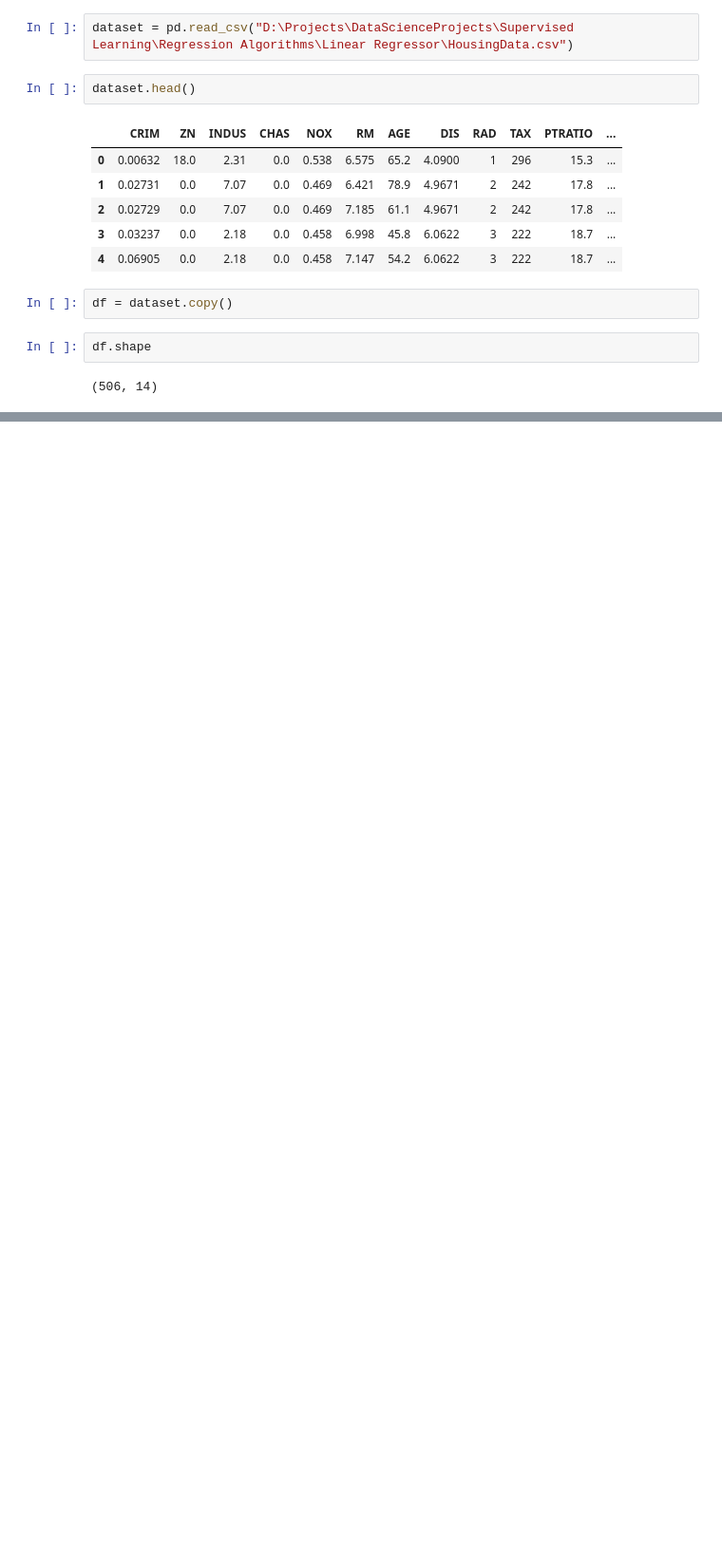
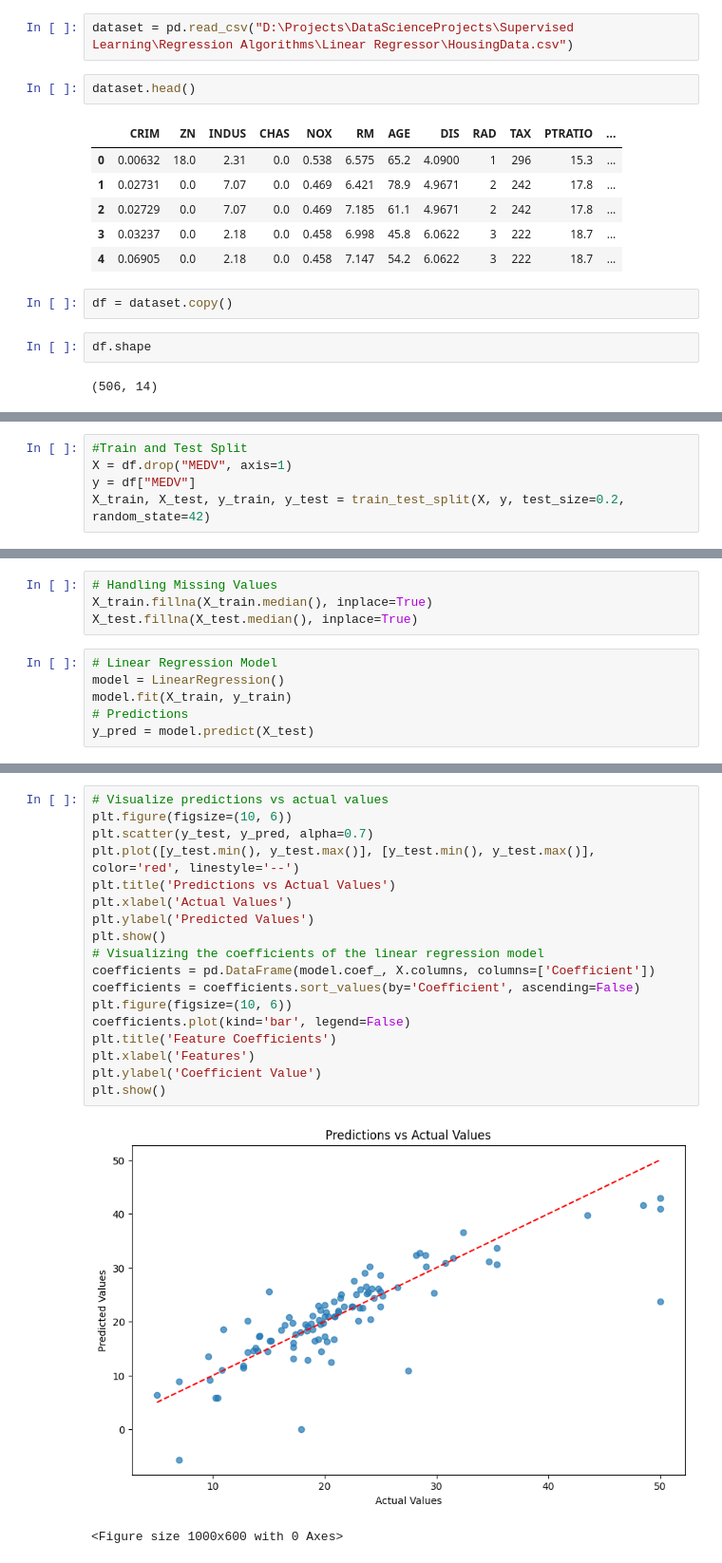
Before and after one commit to aryanaarav/Projects, a Jupyter notebook: DataScienceProjects/Supervised Learning/Regression Algorithms/Linear Regressor/model.ipynb, the cells around one changed output, grey strips where cells are left out. Shown at 95% size. Drawn from its saved outputs; the diff is of its cells as text; blank space fills up the shorter version.

```diff
--- a/DataScienceProjects/Supervised Learning/Regression Algorithms/Linear Regressor/model.ipynb
+++ b/DataScienceProjects/Supervised Learning/Regression Algorithms/Linear Regressor/model.ipynb
@@ -29,0 +126,5 @@ df.shape
+# %%
+#Train and Test Split
+X = df.drop("MEDV", axis=1)
+y = df["MEDV"]
+X_train, X_test, y_train, y_test = train_test_split(X, y, test_size=0.2, random_state=42)
@@ -29,0 +190,10 @@ df.shape
+# %%
+# Handling Missing Values
+X_train.fillna(X_train.median(), inplace=True)
+X_test.fillna(X_test.median(), inplace=True)
+# %%
+# Linear Regression Model
+model = LinearRegression()
+model.fit(X_train, y_train)
+# Predictions
+y_pred = model.predict(X_test)
@@ -29,0 +209,21 @@ df.shape
+# %%
+# Visualize predictions vs actual values
+plt.figure(figsize=(10, 6))
+plt.scatter(y_test, y_pred, alpha=0.7)
+plt.plot([y_test.min(), y_test.max()], [y_test.min(), y_test.max()], color='red', linestyle='--')
+plt.title('Predictions vs Actual Values')
+plt.xlabel('Actual Values')
+plt.ylabel('Predicted Values')
+plt.show()
+# Visualizing the coefficients of the linear regression model
+coefficients = pd.DataFrame(model.coef_, X.columns, columns=['Coefficient'])
+coefficients = coefficients.sort_values(by='Coefficient', ascending=False)
+plt.figure(figsize=(10, 6))
+coefficients.plot(kind='bar', legend=False)
+plt.title('Feature Coefficients')
+plt.xlabel('Features')
+plt.ylabel('Coefficient Value')
+plt.show()
+# %% [output]
+[figure, added]
+<Figure size 1000x600 with 0 Axes>
```
Also changed, not shown: parts of 11 cells of this notebook.
